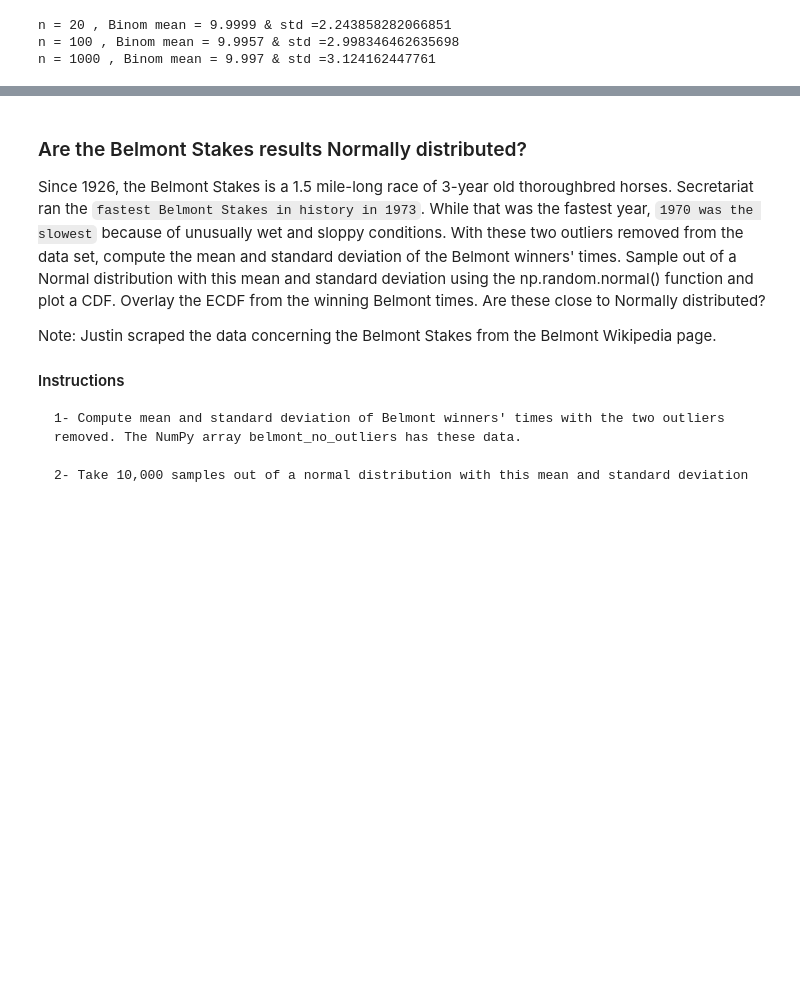
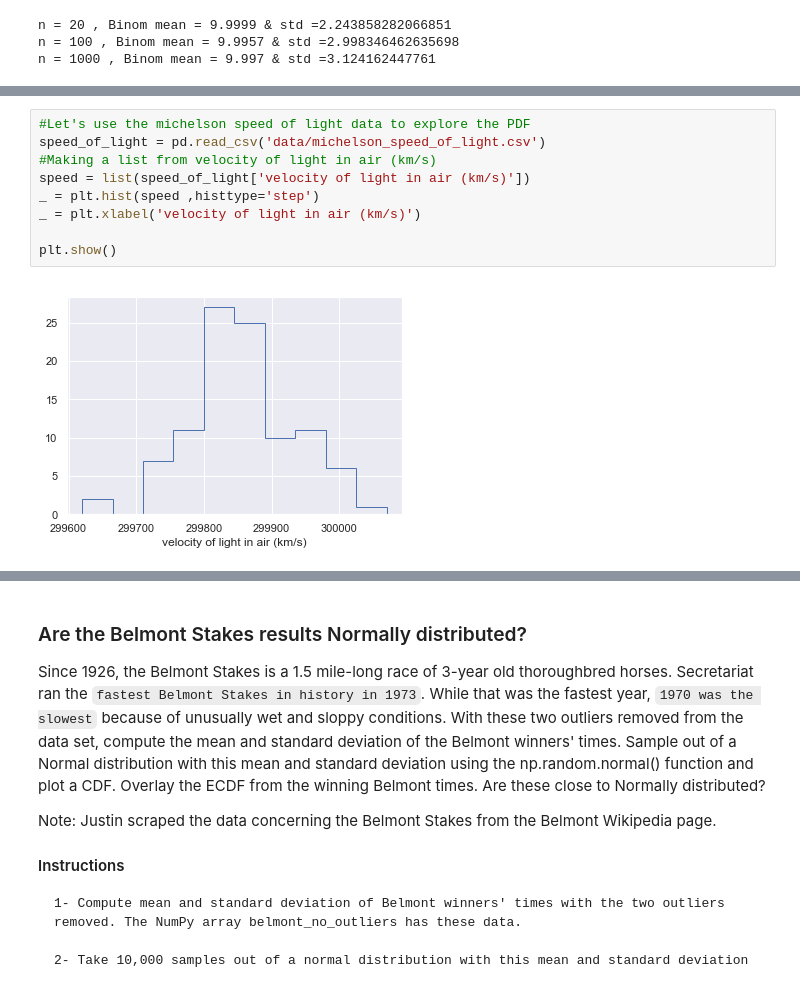
Before and after one commit to aysbt/DataCamp, a Jupyter notebook: Statistical_Thinking_in_Python_course_1.ipynb, the cells around one changed output, grey strips where cells are left out. Drawn from its saved outputs; the diff is of its cells as text; blank space fills up the shorter version.

```diff
--- a/Statistical_Thinking_in_Python_course_1.ipynb
+++ b/Statistical_Thinking_in_Python_course_1.ipynb
@@ -501,0 +514,11 @@ n = 1000 , Binom mean = 9.997 & std =3.124162447761
+# %%
+#Let's use the michelson speed of light data to explore the PDF
+speed_of_light = pd.read_csv('data/michelson_speed_of_light.csv')
+#Making a list from velocity of light in air (km/s)
+speed = list(speed_of_light['velocity of light in air (km/s)'])
+_ = plt.hist(speed ,histtype='step')
+_ = plt.xlabel('velocity of light in air (km/s)')
+
+plt.show()
+# %% [output]
+[figure, added]
```
Also changed, not shown: parts of 25 cells of this notebook.
